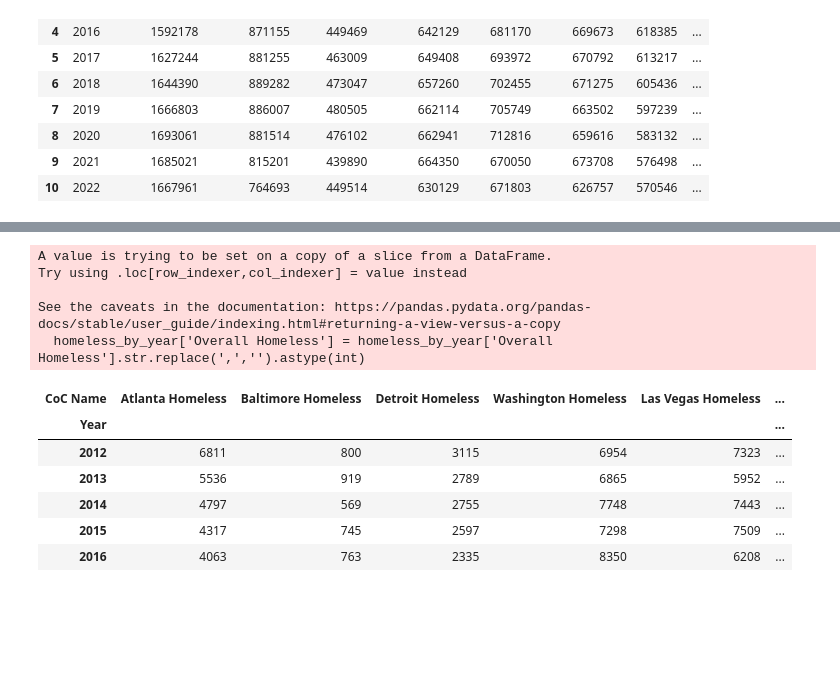
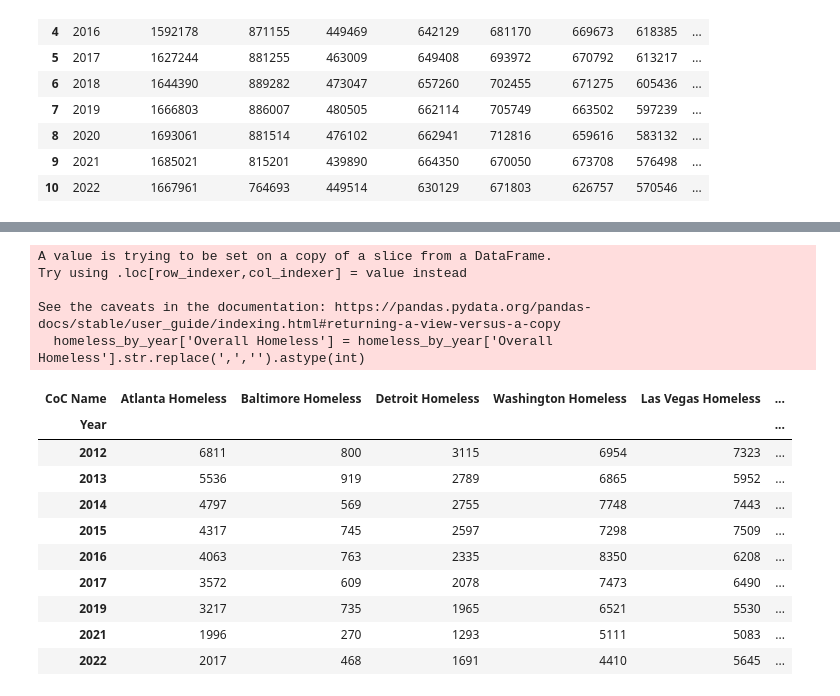
Before and after one commit to MWatkins87/Class_Project_Group_5, a Jupyter notebook: michael_sheridan.ipynb, the cells around one changed output, grey strips where cells are left out. Drawn from its saved outputs; the diff is of its cells as text; code cells hidden in the pictures; blank space fills up the shorter version.

```diff
--- a/michael_sheridan.ipynb
+++ b/michael_sheridan.ipynb
@@ -446,13 +488,18 @@ homeless_df.head(360 )
 # %%
+#Creates a list of years that HUD homeless data is available
 years = [2012, 2013, 2014, 2015, 2016, 2017, 2019, 2021,2022]
+#Creates a list of CoCs that coorespond to the cities in the study
 coc_name = ["San Francisco CoC", "Tampa/Hillsborough County CoC", "Miami-Dade County CoC", "Atlanta CoC","New Orleans/Jefferson Parish CoC", "Baltimore County CoC", "Detroit CoC", "Portland, Gresham/Multnomah County CoC", "Las Vegas/Clark County CoC", "District of Columbia CoC"]
+#Inititalizes a list in order place the homeless data for each city per year
 filtered_dataframes =[]
 for year in years:
     path = "./Michaels_CSVs/" + str(year) + ".csv"
-    year_df =pd.read_csv(path)
-    filtered_df = year_df[year_df['CoC Name'].isin(coc_name)]
-    filtered_df[f'Year'] = year
-    filtered_dataframes.append(filtered_df)
+    try:
+        year_df =pd.read_csv(path)
+        filtered_df = year_df[year_df['CoC Name'].isin(coc_name)].copy()
+        filtered_df[f'Year'] = year
+        filtered_dataframes.append(filtered_df)
+    except Exception as e:
+        print(f"Failed to process {path}: {e}")
+#Creates a data frame from the filtered homeless data
 homeless_data_df=pd.concat(filtered_dataframes)
-
-homeless_data_df
@@ -490,20 +506,28 @@ See the caveats in the documentation: https://pandas.pydata.org/pandas-docs/stab
 # %%
+#Filters the relevant columns of year, city and homeless count
 homeless_by_year = homeless_data_df[['Year', 'CoC Name', 'Overall Homeless']]
+#Removes the comma from the homeless number in order to create into an integer
 homeless_by_year['Overall Homeless'] = homeless_by_year['Overall Homeless'].str.replace(',','').astype(int)
-homeless_by_year
+#Creates a pivot table to index by year and use the values in the CoC columns to create new columns then use corresponding data as the data frame values
 homeless = homeless_by_year.pivot_table(index='Year', columns='CoC Name', values='Overall Homeless')
+#Renames the columns by city
 homeless = homeless.rename(columns={'CoC Name' : 'Year', 'Atlanta CoC' : 'Atlanta Homeless', 'Baltimore County CoC' : 'Baltimore Homeless', 'Detroit CoC' : 'Detroit Homeless', 'District of Columbia CoC' : 'Washington Homeless', 'Las Vegas/Clark County CoC' : 'Las Vegas Homeless', 'Miami-Dade County CoC' : 'Miami Homeless', 'New Orleans/Jefferson Parish CoC' : 'New Orleans Homeless', 'Portland, Gresham/Multnomah County CoC' : 'Portland Homeless', 'San Francisco CoC' : 'San Francisco Homeless', 'Tampa/Hillsborough County CoC' : 'Tampa Homeless'})
-homeless.head()
+
+homeless
 # %% [output]
 A value is trying to be set on a copy of a slice from a DataFrame.
 Try using .loc[row_indexer,col_indexer] = value instead
 
 See the caveats in the documentation: https://pandas.pydata.org/pandas-docs/stable/user_guide/indexing.html#returning-a-view-versus-a-copy
   homeless_by_year['Overall Homeless'] = homeless_by_year['Overall Homeless'].str.replace(',','').astype(int)
 | CoC Name | Atlanta Homeless | Baltimore Homeless | Detroit Homeless | Washington Homeless | Las Vegas Homeless | ... |
 | Year |  |  |  |  |  | ... |
 | 2012 | 6811 | 800 | 3115 | 6954 | 7323 | ... |
 | 2013 | 5536 | 919 | 2789 | 6865 | 5952 | ... |
 | 2014 | 4797 | 569 | 2755 | 7748 | 7443 | ... |
 | 2015 | 4317 | 745 | 2597 | 7298 | 7509 | ... |
 | 2016 | 4063 | 763 | 2335 | 8350 | 6208 | ... |
+| 2017 | 3572 | 609 | 2078 | 7473 | 6490 | ... |
+| 2019 | 3217 | 735 | 1965 | 6521 | 5530 | ... |
+| 2021 | 1996 | 270 | 1293 | 5111 | 5083 | ... |
+| 2022 | 2017 | 468 | 1691 | 4410 | 5645 | ... |
```
Also changed, not shown: parts of 58 cells of this notebook.
